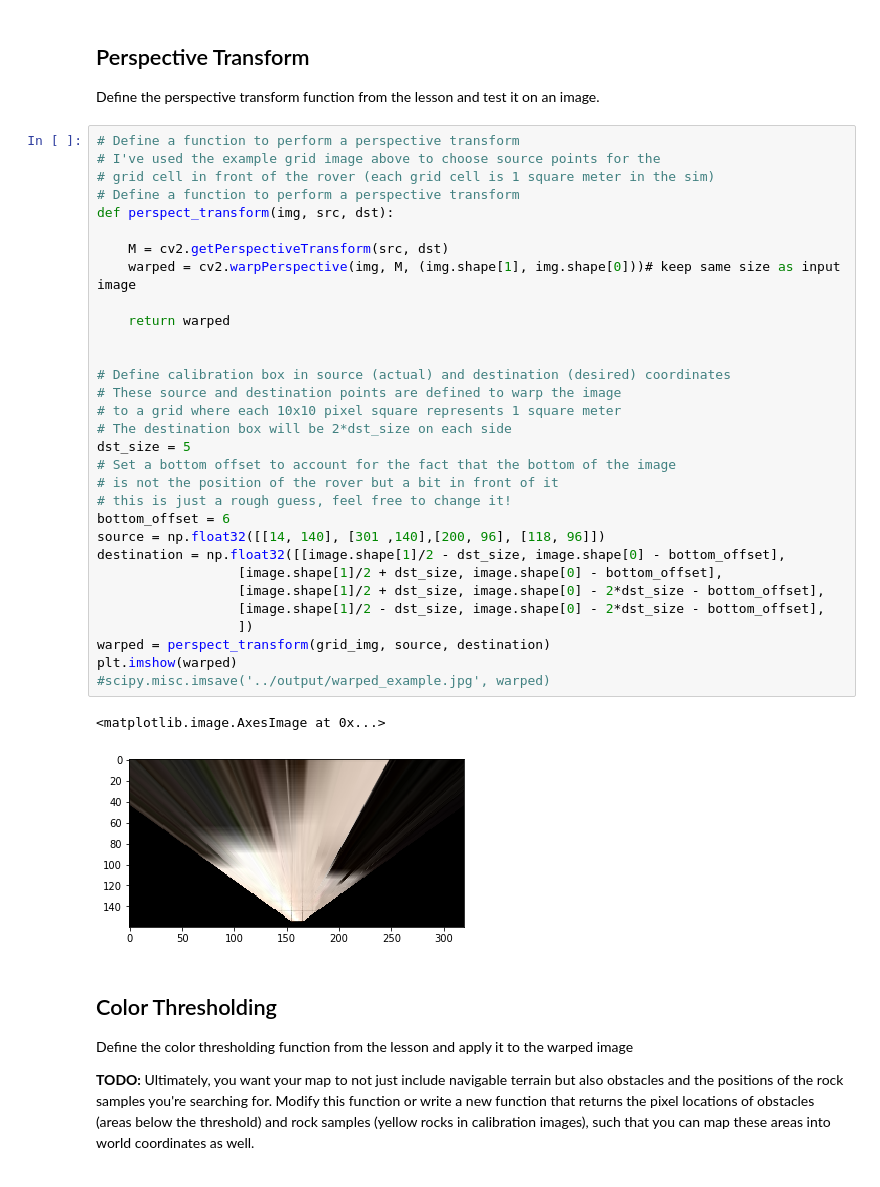
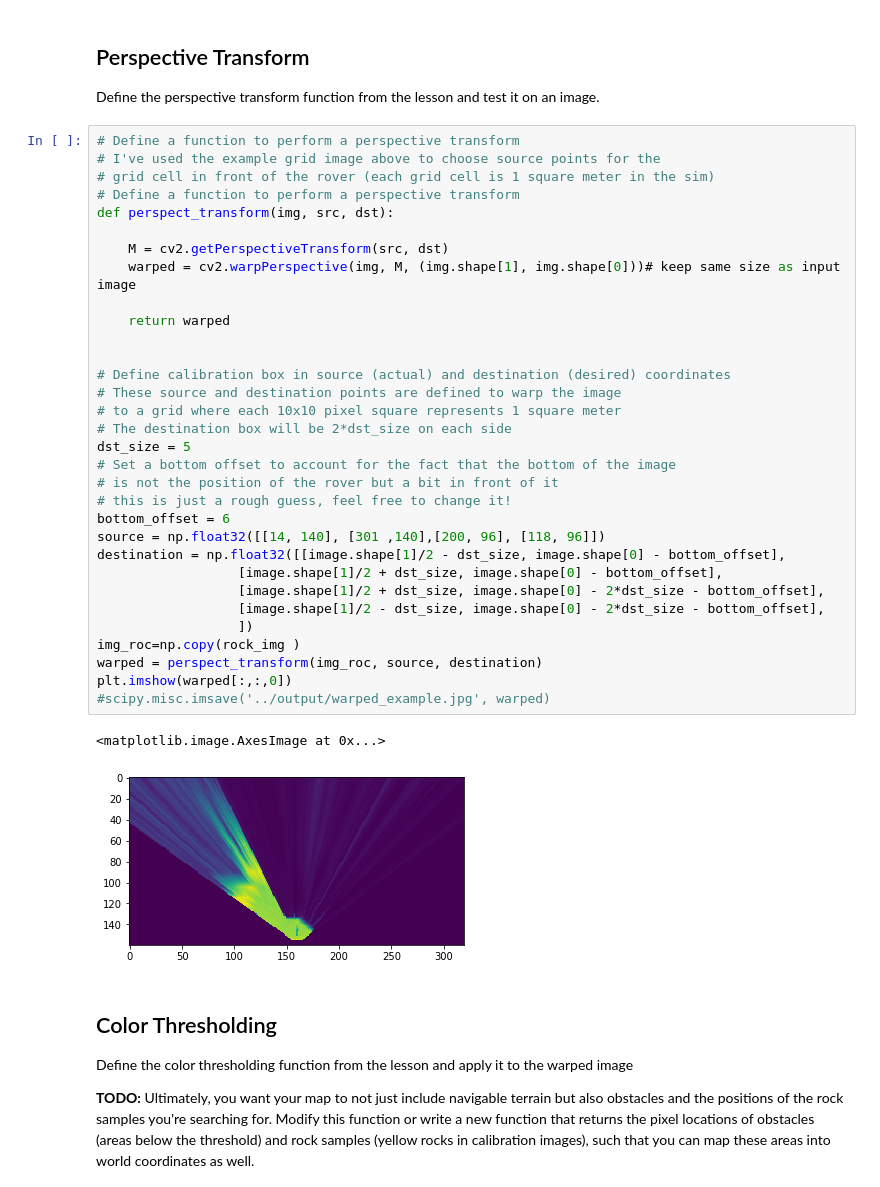
Before and after one commit to gangadhara691/RoboND-Rover-Project, a Jupyter notebook: code/Rover_Project_Test_Notebook.ipynb, the cells around one changed output. Saved outputs shown, nothing was run; the diff lists cells and outputs as text.

```diff
--- a/code/Rover_Project_Test_Notebook.ipynb
+++ b/code/Rover_Project_Test_Notebook.ipynb
@@ -93,13 +93,14 @@
                   [image.shape[1]/2 + dst_size, image.shape[0] - bottom_offset],
                   [image.shape[1]/2 + dst_size, image.shape[0] - 2*dst_size - bottom_offset],
                   [image.shape[1]/2 - dst_size, image.shape[0] - 2*dst_size - bottom_offset],
                   ])
-warped = perspect_transform(grid_img, source, destination)
-plt.imshow(warped)
+img_roc=np.copy(rock_img )
+warped = perspect_transform(img_roc, source, destination)
+plt.imshow(warped[:,:,0])
 #scipy.misc.imsave('../output/warped_example.jpg', warped)
 # %% [output]
 <matplotlib.image.AxesImage at 0x...>
-[figure, old version]
+[figure, new version]
 # %% [markdown]
 ## Color Thresholding
 Define the color thresholding function from the lesson and apply it to the warped image
```
Also changed, not shown: parts of 10 cells of this notebook, 1 other file.
